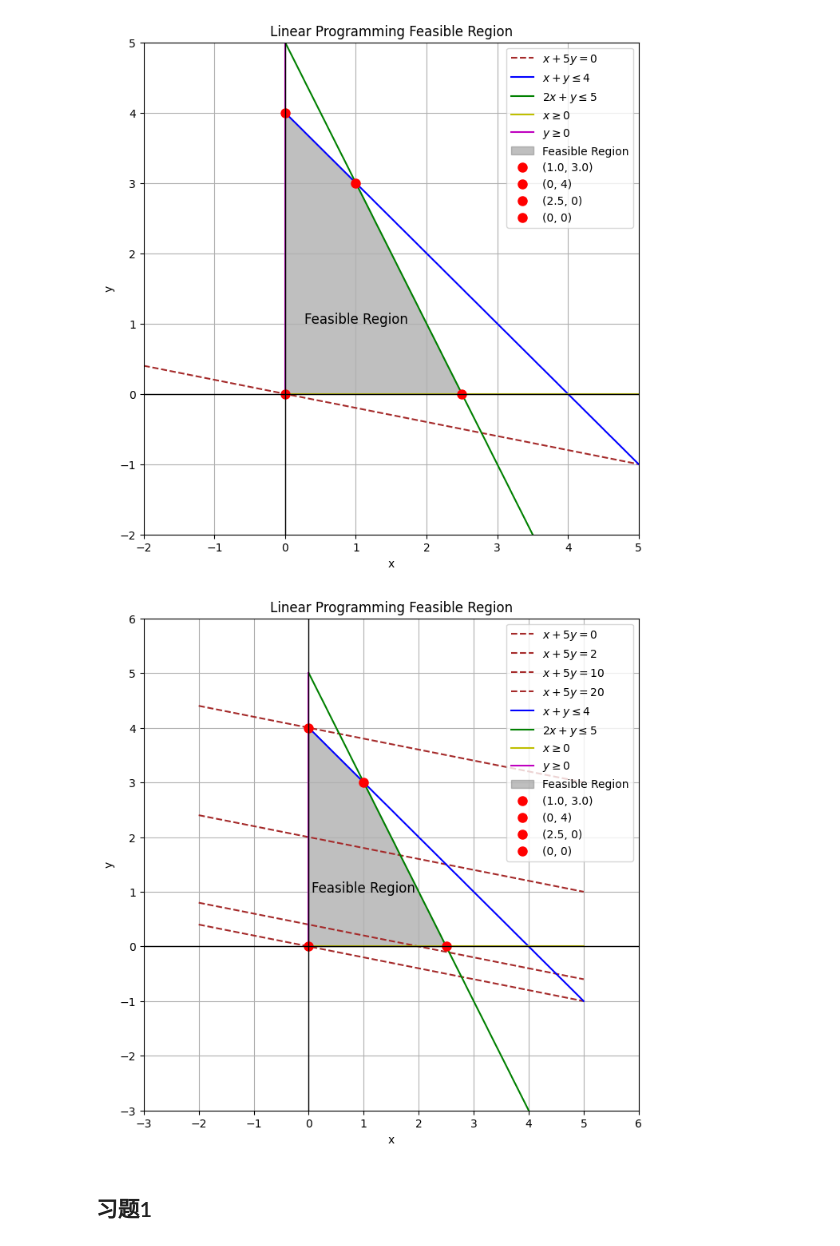
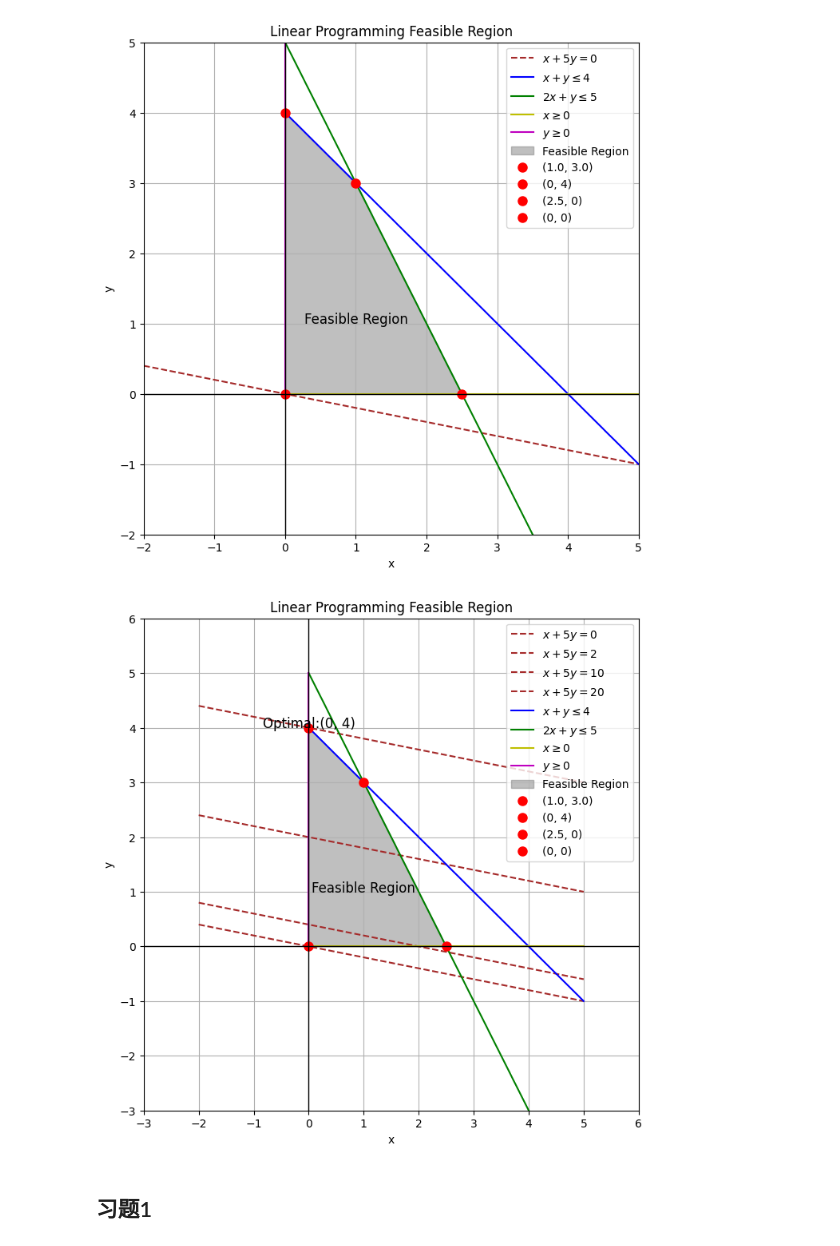
Before and after one commit to zhoujing204/data-modeling-course-student, a Jupyter notebook: 实验3-线性规划/实验3-线性规划 copy.ipynb, the cells around one changed output. Saved outputs shown, nothing was run; the diff lists cells and outputs as text; code cells hidden in the pictures.

Commit message:
plot optimal solution text.

```diff
--- a/实验3-线性规划/实验3-线性规划 copy.ipynb
+++ b/实验3-线性规划/实验3-线性规划 copy.ipynb
@@ -391,34 +391,36 @@ intersection1 = np.linalg.solve(A, b)
 intersection2 = [0, 4]
 
 # 3. Intersection of 2x + y = 5 and y = 0
 intersection3 = [2.5, 0]
 
 # 4. Origin
 intersection4 = [0, 0]
 
 # Highlight the vertices
 vertices = [intersection1, intersection2, intersection3, intersection4]
 for vertex in vertices:
     plt.plot(vertex[0], vertex[1], 'ro', markersize=8, label=f'{vertex[0], vertex[1]}')
 
+plt.text(intersection2[0], intersection2[1], 'Optimal:(0, 4)', fontsize=12, color='black', ha='center')
+
 # Add labels and title
 plt.xlim(-3, 6)
 plt.ylim(-3, 6)
 plt.xlabel('x')
 plt.ylabel('y')
 plt.title('Linear Programming Feasible Region')
 plt.axhline(0, color='black', lw=1)
 plt.axvline(0, color='black', lw=1)
 plt.legend()
 
 # Add title for the feasible region
 plt.text(1, 1, 'Feasible Region', fontsize=12, color='black', ha='center')
 
 # Show plot
 plt.grid(True)
 plt.show()
 # %% [output]
-[figure, old version]
+[figure, new version]
 # %% [markdown]
 ## 习题1
 # %% [markdown]
```
